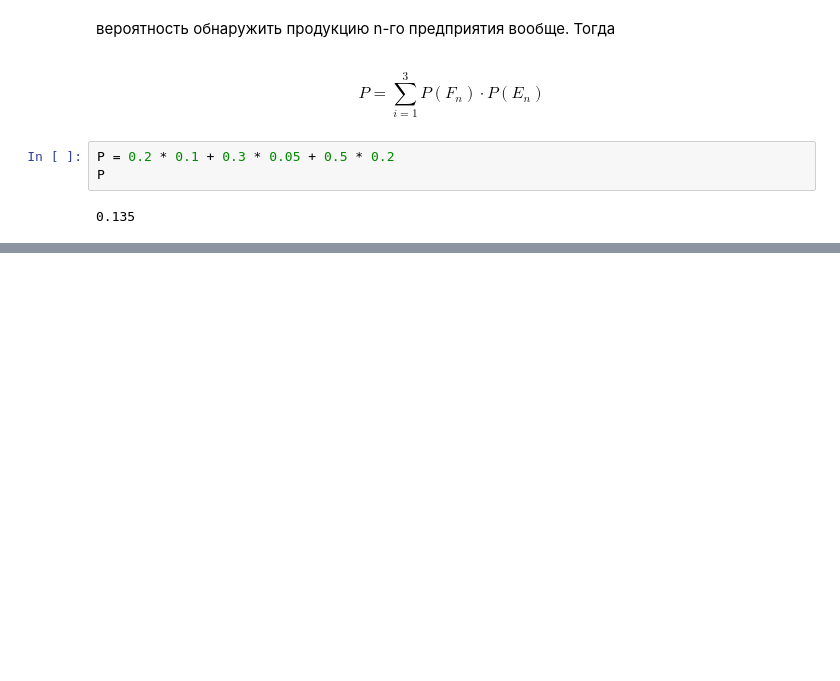
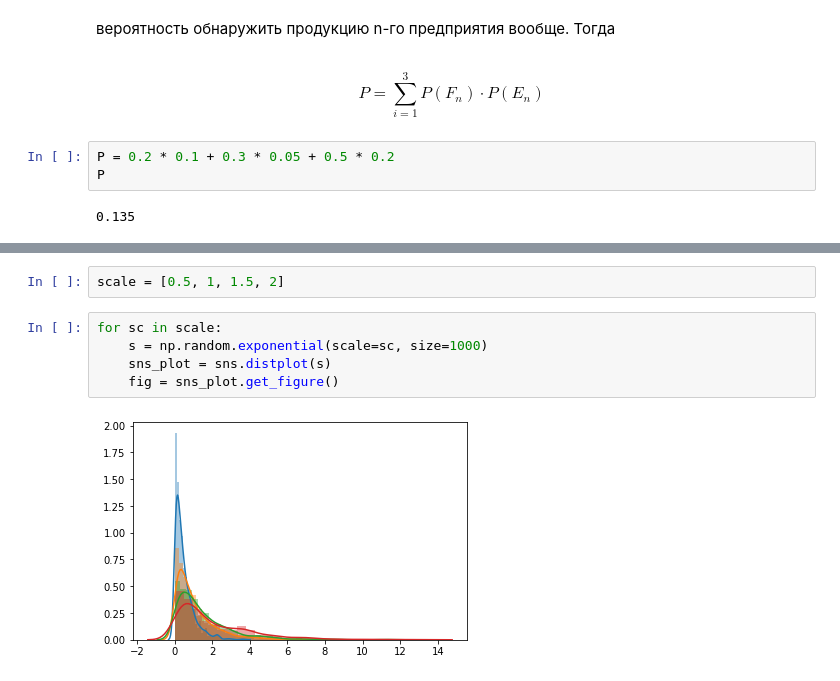
Before and after one commit to SperryUNIVAC/PYDA14, a Jupyter notebook: Math/math.ipynb, the cells around one changed output, grey strips where cells are left out. Cells and saved outputs as stored; diff of their text form; blank space fills up the shorter version.

```diff
--- a/Math/math.ipynb
+++ b/Math/math.ipynb
@@ -788,0 +810,9 @@ P
+# %%
+scale = [0.5, 1, 1.5, 2]
+# %%
+for sc in scale:
+    s = np.random.exponential(scale=sc, size=1000)
+    sns_plot = sns.distplot(s)
+    fig = sns_plot.get_figure()
+# %% [output]
+[figure, added]
```
Also changed, not shown: parts of 22 cells of this notebook, 1 other file.
